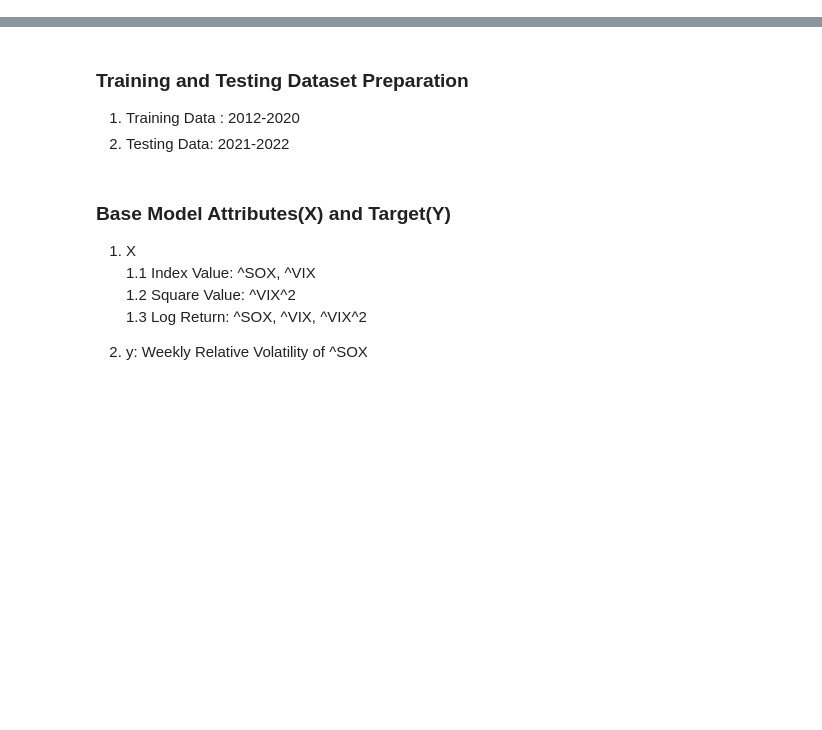
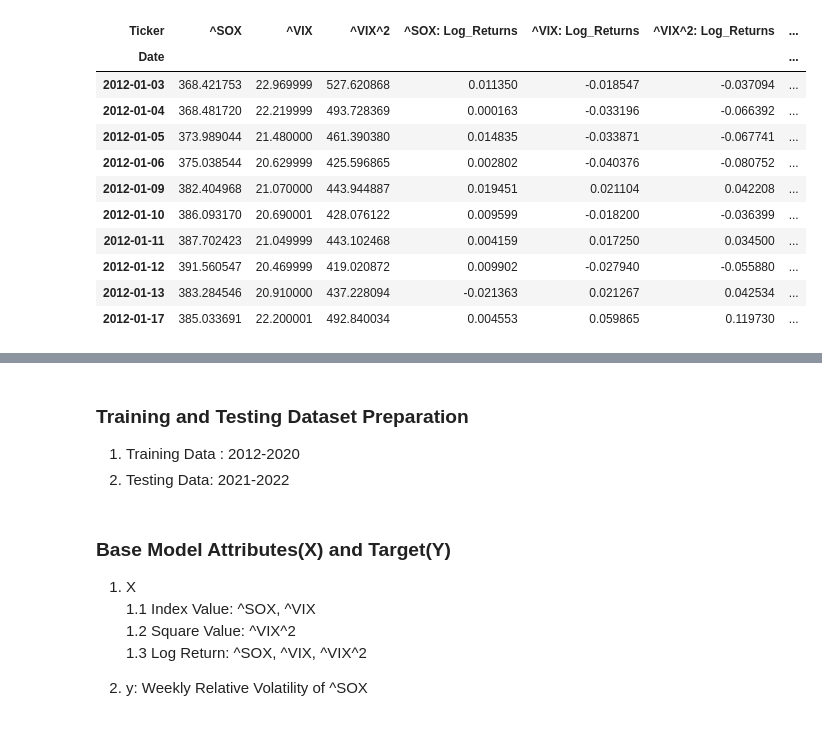
Before and after one commit to gjm826f8/NUS-FT5005-Project, a Jupyter notebook: Model.ipynb, the cells around one changed output, grey strips where cells are left out. Saved outputs shown, nothing was run; the diff lists cells and outputs as text; code cells hidden in the pictures; blank space fills up the shorter version.

```diff
--- a/Model.ipynb
+++ b/Model.ipynb
@@ -41,0 +38,15 @@ data
+# %%
+data.head(10)
+# %% [output]
+| Ticker | ^SOX | ^VIX | ^VIX^2 | ^SOX: Log_Returns | ^VIX: Log_Returns | ^VIX^2: Log_Returns | ... |
+| Date |  |  |  |  |  |  | ... |
+| 2012-01-03 | 368.421753 | 22.969999 | 527.620868 | 0.011350 | -0.018547 | -0.037094 | ... |
+| 2012-01-04 | 368.481720 | 22.219999 | 493.728369 | 0.000163 | -0.033196 | -0.066392 | ... |
+| 2012-01-05 | 373.989044 | 21.480000 | 461.390380 | 0.014835 | -0.033871 | -0.067741 | ... |
+| 2012-01-06 | 375.038544 | 20.629999 | 425.596865 | 0.002802 | -0.040376 | -0.080752 | ... |
+| 2012-01-09 | 382.404968 | 21.070000 | 443.944887 | 0.019451 | 0.021104 | 0.042208 | ... |
+| 2012-01-10 | 386.093170 | 20.690001 | 428.076122 | 0.009599 | -0.018200 | -0.036399 | ... |
+| 2012-01-11 | 387.702423 | 21.049999 | 443.102468 | 0.004159 | 0.017250 | 0.034500 | ... |
+| 2012-01-12 | 391.560547 | 20.469999 | 419.020872 | 0.009902 | -0.027940 | -0.055880 | ... |
+| 2012-01-13 | 383.284546 | 20.910000 | 437.228094 | -0.021363 | 0.021267 | 0.042534 | ... |
+| 2012-01-17 | 385.033691 | 22.200001 | 492.840034 | 0.004553 | 0.059865 | 0.119730 | ... |
```
Also changed, not shown: parts of 31 cells of this notebook.
